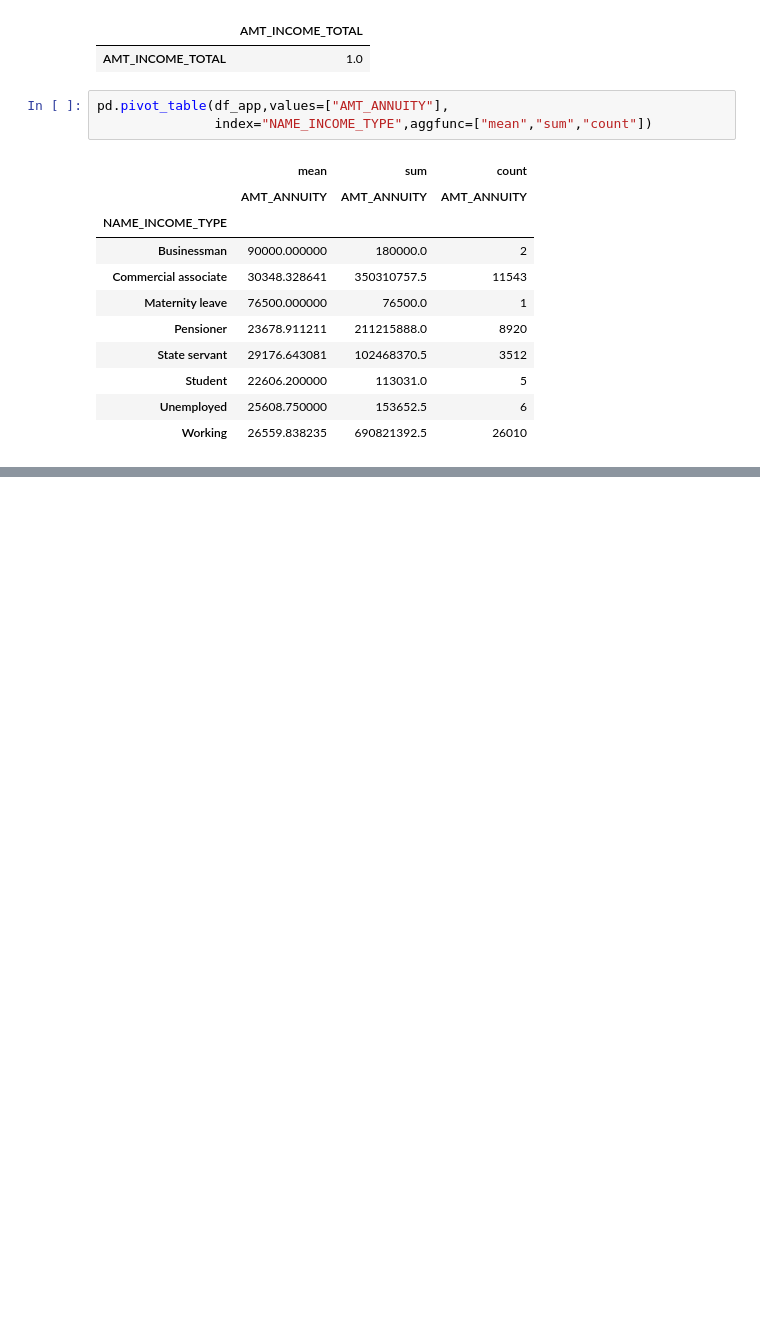
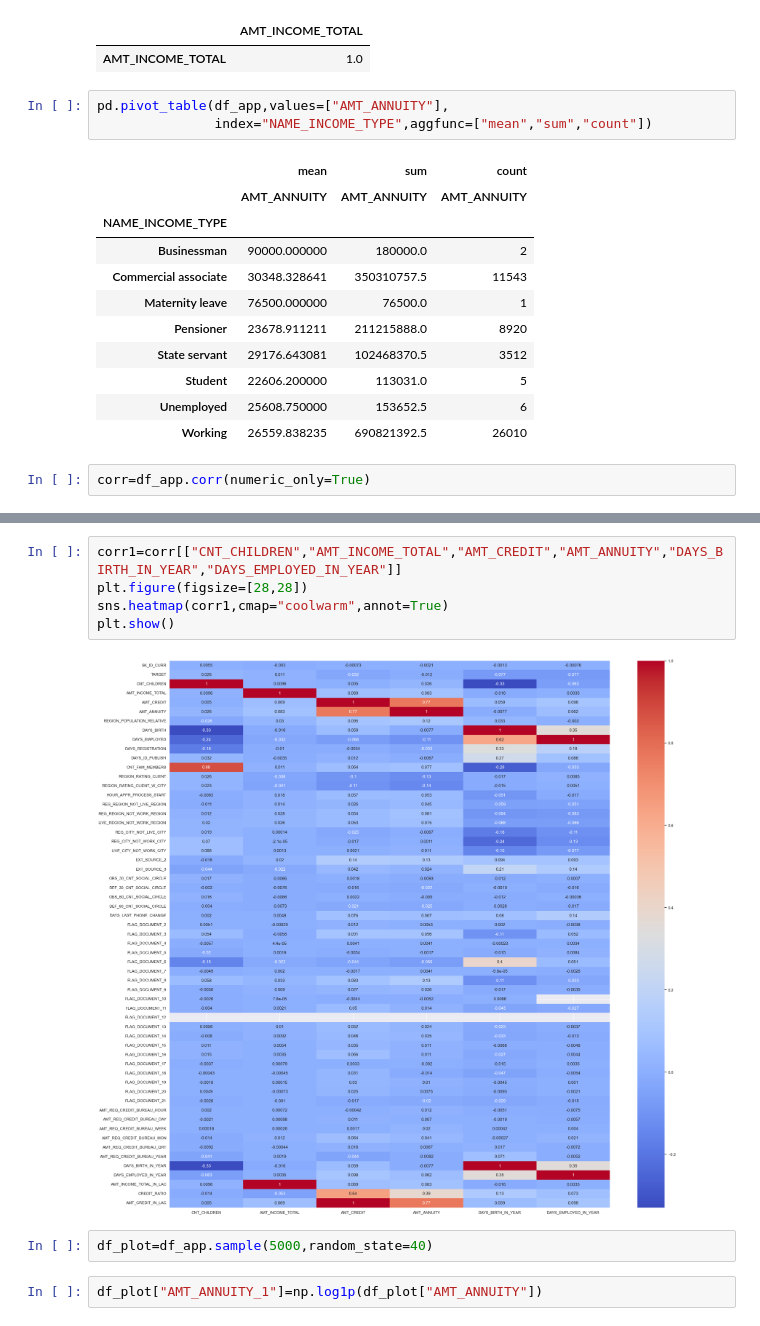
Before and after one commit to mohitshrivastava450/python-jupyter-notebook-, a Jupyter notebook: python-codes/project/bank_loan_data.ipynb, the cells around one changed output, grey strips where cells are left out. Cells and saved outputs as stored; diff of their text form; blank space fills up the shorter version.

```diff
--- a/python-codes/project/bank_loan_data.ipynb
+++ b/python-codes/project/bank_loan_data.ipynb
@@ -2119,3 +2139,5 @@ pd.pivot_table(df_app,values=["AMT_ANNUITY"],
 | Student | 22606.200000 | 113031.0 | 5 |
 | Unemployed | 25608.750000 | 153652.5 | 6 |
 | Working | 26559.838235 | 690821392.5 | 26010 |
+# %%
+corr=df_app.corr(numeric_only=True)
@@ -2121,0 +2165,11 @@ pd.pivot_table(df_app,values=["AMT_ANNUITY"],
+# %%
+corr1=corr[["CNT_CHILDREN","AMT_INCOME_TOTAL","AMT_CREDIT","AMT_ANNUITY","DAYS_BIRTH_IN_YEAR","DAYS_EMPLOYED_IN_YEAR"]]
+plt.figure(figsize=[28,28])
+sns.heatmap(corr1,cmap="coolwarm",annot=True)
+plt.show()
+# %% [output]
+[figure, added]
+# %%
+df_plot=df_app.sample(5000,random_state=40)
+# %%
+df_plot["AMT_ANNUITY_1"]=np.log1p(df_plot["AMT_ANNUITY"])
```
Also changed, not shown: parts of 6 cells of this notebook.
